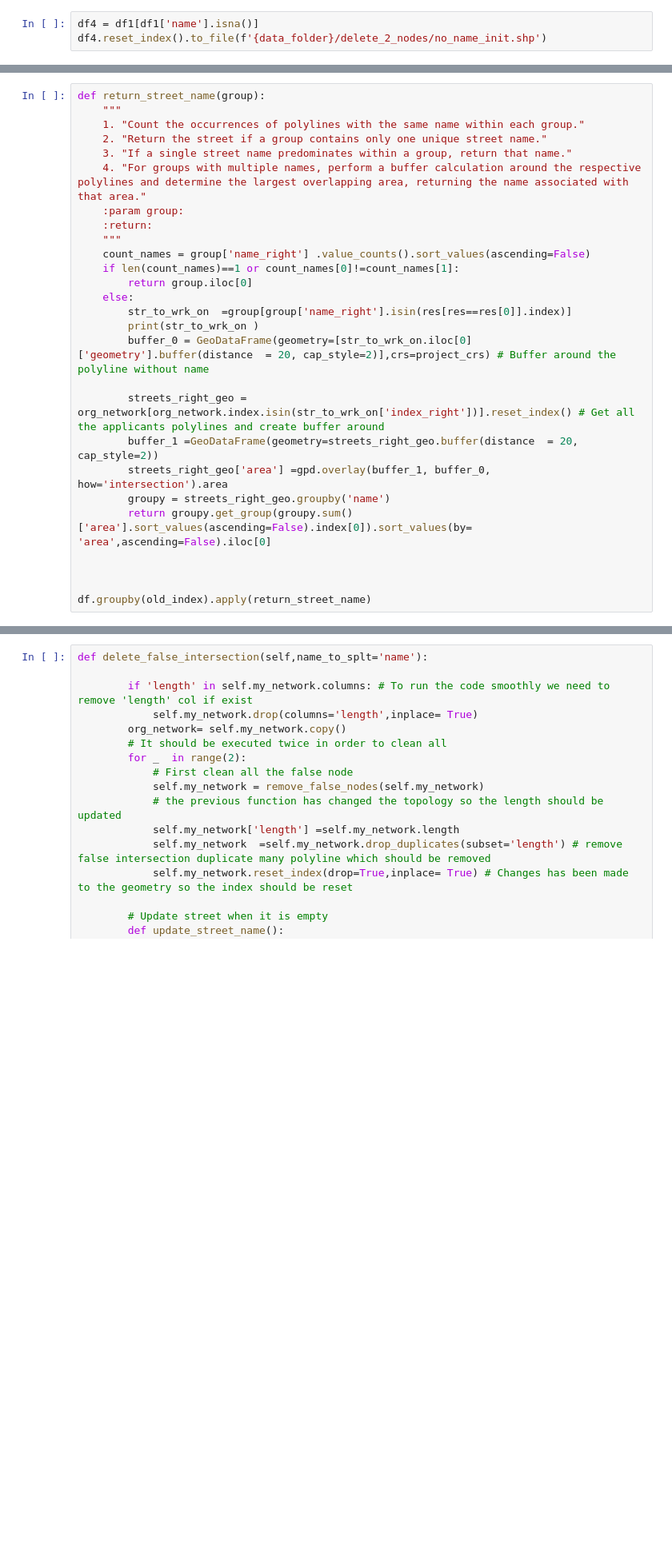
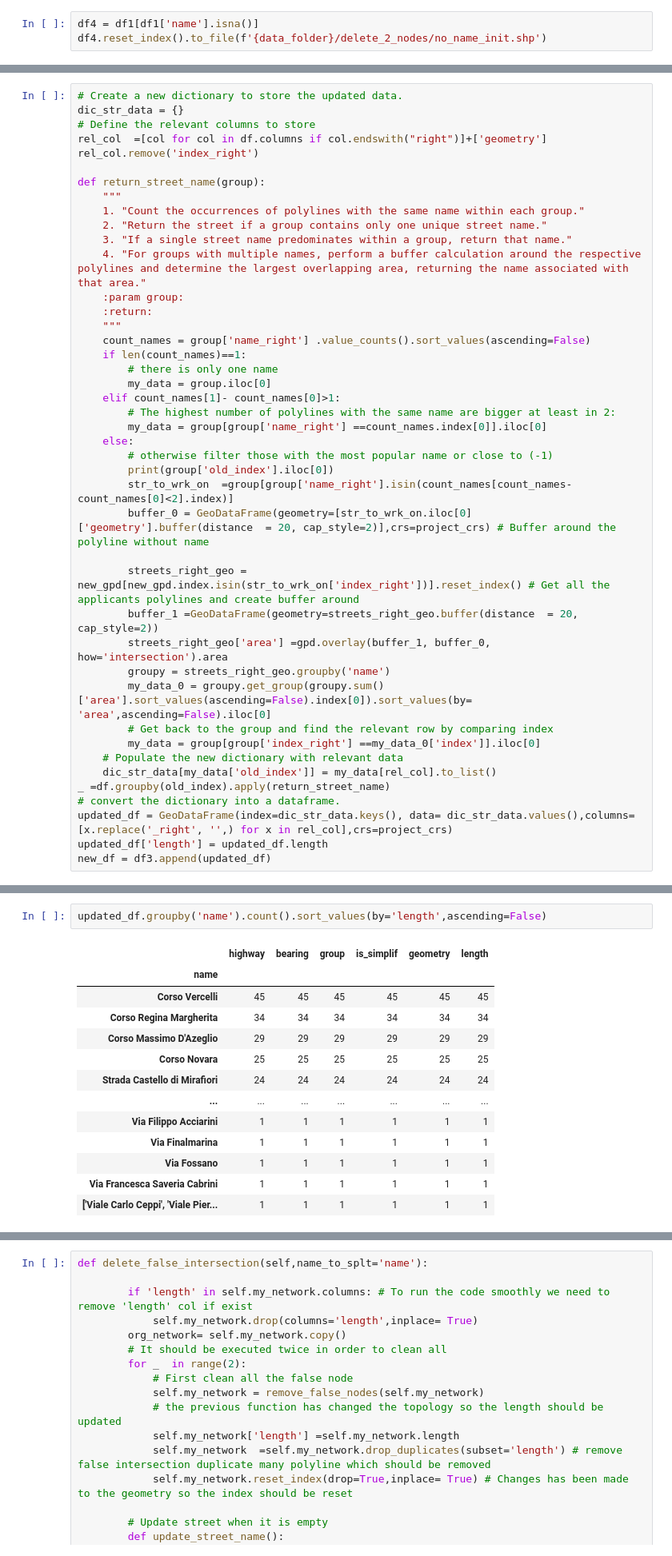
Before and after one commit to achic19/SOD0, a Jupyter notebook: Code/code_for_test.ipynb, the cells around one changed output, grey strips where cells are left out. Shown at 80% size. Cells and saved outputs as stored; diff of their text form; blank space fills up the shorter version.

```diff
--- a/Code/code_for_test.ipynb
+++ b/Code/code_for_test.ipynb
@@ -800,4 +690,10 @@ df
 # %%
+# Create a new dictionary to store the updated data.
+dic_str_data = {}
+# Define the relevant columns to store
+rel_col  =[col for col in df.columns if col.endswith("right")]+['geometry']
+rel_col.remove('index_right')
+
 def return_street_name(group):
     """
     1. "Count the occurrences of polylines with the same name within each group."
@@ -808,20 +704,30 @@ def return_street_name(group):
     :return:
     """
     count_names = group['name_right'] .value_counts().sort_values(ascending=False)
-    if len(count_names)==1 or count_names[0]!=count_names[1]:
-        return group.iloc[0]
+    if len(count_names)==1:
+        # there is only one name
+        my_data = group.iloc[0]
+    elif count_names[1]- count_names[0]>1:
+        # The highest number of polylines with the same name are bigger at least in 2:
+        my_data = group[group['name_right'] ==count_names.index[0]].iloc[0]
     else:
-        str_to_wrk_on  =group[group['name_right'].isin(res[res==res[0]].index)]
-        print(str_to_wrk_on )
+        # otherwise filter those with the most popular name or close to (-1)
+        print(group['old_index'].iloc[0])
+        str_to_wrk_on  =group[group['name_right'].isin(count_names[count_names- count_names[0]<2].index)]
         buffer_0 = GeoDataFrame(geometry=[str_to_wrk_on.iloc[0]['geometry'].buffer(distance  = 20, cap_style=2)],crs=project_crs) # Buffer around the polyline without name
 
-        streets_right_geo = org_network[org_network.index.isin(str_to_wrk_on['index_right'])].reset_index() # Get all the applicants polylines and create buffer around
+        streets_right_geo = new_gpd[new_gpd.index.isin(str_to_wrk_on['index_right'])].reset_index() # Get all the applicants polylines and create buffer around
         buffer_1 =GeoDataFrame(geometry=streets_right_geo.buffer(distance  = 20, cap_style=2))
         streets_right_geo['area'] =gpd.overlay(buffer_1, buffer_0, how='intersection').area
         groupy = streets_right_geo.groupby('name')
-        return groupy.get_group(groupy.sum()['area'].sort_values(ascending=False).index[0]).sort_values(by= 'area',ascending=False).iloc[0]
-
-
-
-df.groupby(old_index).apply(return_street_name)
+        my_data_0 = groupy.get_group(groupy.sum()['area'].sort_values(ascending=False).index[0]).sort_values(by= 'area',ascending=False).iloc[0]
+        # Get back to the group and find the relevant row by comparing index
+        my_data = group[group['index_right'] ==my_data_0['index']].iloc[0]
+    # Populate the new dictionary with relevant data
+    dic_str_data[my_data['old_index']] = my_data[rel_col].to_list()
+_ =df.groupby(old_index).apply(return_street_name)
+# convert the dictionary into a dataframe.
+updated_df = GeoDataFrame(index=dic_str_data.keys(), data= dic_str_data.values(),columns=[x.replace('_right', '',) for x in rel_col],crs=project_crs)
+updated_df['length'] = updated_df.length
+new_df = df3.append(updated_df)
 # %% [output]
@@ -967,0 +858,16 @@ my_network
+# %%
+updated_df.groupby('name').count().sort_values(by='length',ascending=False)
+# %% [output]
+|  | highway | bearing | group | is_simplif | geometry | length |
+| name |  |  |  |  |  |  |
+| Corso Vercelli | 45 | 45 | 45 | 45 | 45 | 45 |
+| Corso Regina Margherita | 34 | 34 | 34 | 34 | 34 | 34 |
+| Corso Massimo D'Azeglio | 29 | 29 | 29 | 29 | 29 | 29 |
+| Corso Novara | 25 | 25 | 25 | 25 | 25 | 25 |
+| Strada Castello di Mirafiori | 24 | 24 | 24 | 24 | 24 | 24 |
+| ... | ... | ... | ... | ... | ... | ... |
+| Via Filippo Acciarini | 1 | 1 | 1 | 1 | 1 | 1 |
+| Via Finalmarina | 1 | 1 | 1 | 1 | 1 | 1 |
+| Via Fossano | 1 | 1 | 1 | 1 | 1 | 1 |
+| Via Francesca Saveria Cabrini | 1 | 1 | 1 | 1 | 1 | 1 |
+| ['Viale Carlo Ceppi', 'Viale Pier... | 1 | 1 | 1 | 1 | 1 | 1 |
```
Also changed, not shown: parts of 42 cells of this notebook, 1 other file.
